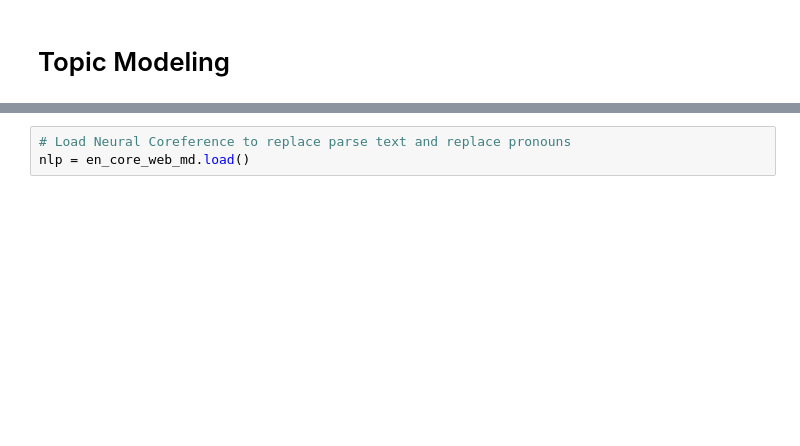
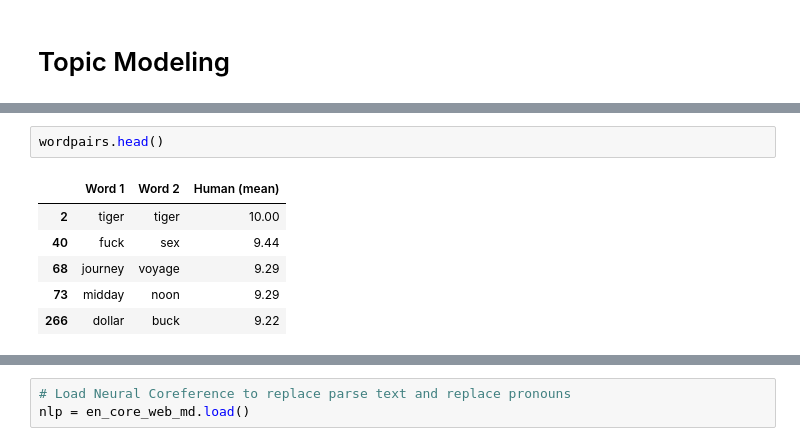
Before and after one commit to ayan1995/Thinkful, a Jupyter notebook: Bootcamp/Final Capstone Opinion Mining/opinion_mining/Notebook/Opinion Mining/Opinion Mining.ipynb, the cells around one changed output, grey strips where cells are left out. Saved outputs shown, nothing was run; the diff lists cells and outputs as text; blank space fills up the shorter version.

```diff
--- a/Bootcamp/Final Capstone Opinion Mining/opinion_mining/Notebook/Opinion Mining/Opinion Mining.ipynb
+++ b/Bootcamp/Final Capstone Opinion Mining/opinion_mining/Notebook/Opinion Mining/Opinion Mining.ipynb
@@ -282,0 +391,9 @@ svm_model = pickle.load(open("svm_model.pkl", 'rb'))
+# %%
+wordpairs.head()
+# %% [output]
+|  | Word 1 | Word 2 | Human (mean) |
+| 2 | tiger | tiger | 10.00 |
+| 40 | fuck | sex | 9.44 |
+| 68 | journey | voyage | 9.29 |
+| 73 | midday | noon | 9.29 |
+| 266 | dollar | buck | 9.22 |
```
Also changed, not shown: parts of 33 cells of this notebook, 5 other files.
